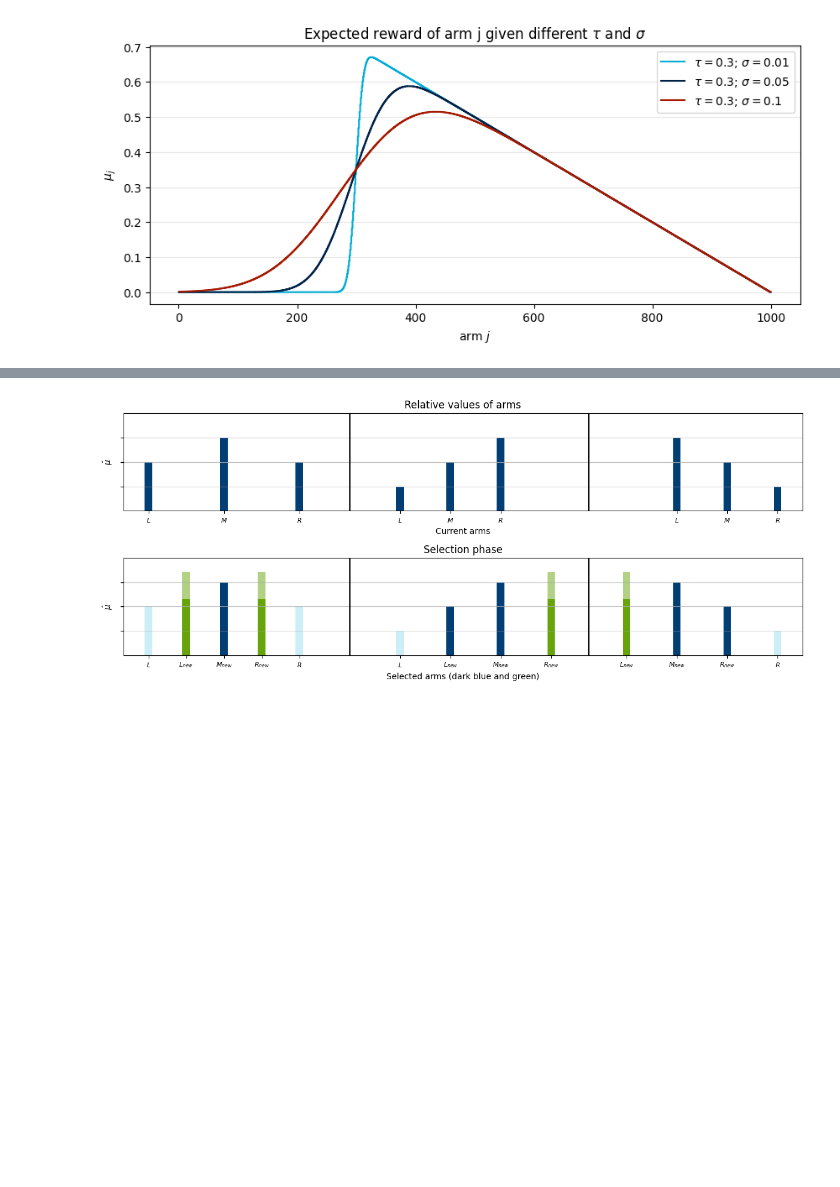
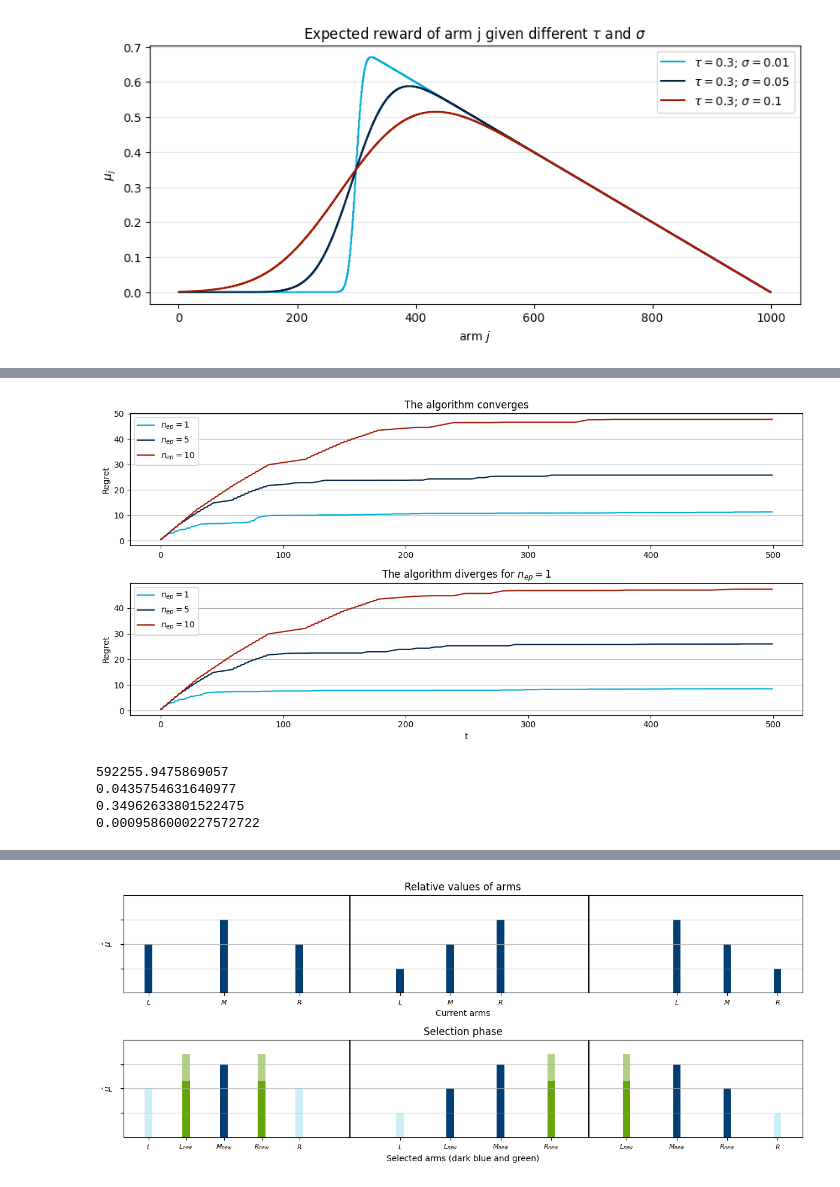
Before and after one commit to ICStudent02344391/summer-project, a Jupyter notebook: analyses/model_1.ipynb, the cells around one changed output, grey strips where cells are left out. Saved outputs shown, nothing was run; the diff lists cells and outputs as text; code cells hidden in the pictures; blank space fills up the shorter version.

Commit message:
combination sequential and EM

```diff
--- a/analyses/model_1.ipynb
+++ b/analyses/model_1.ipynb
@@ -206,7 +220,7 @@ def sequential_halving_algorithm(thresholds, partition, phase_length = 1):
                 if t == T:
                     break
         else:
-            ind = rndm.choice([mid_index, left_index, right_index], p = [1 - 2 / (3 * best_arm_found) , 1 / (3 * best_arm_found), 1 / (3 * best_arm_found)])
+            ind = rndm.choice([mid_index, left_index, right_index], p = [1 - 2 / (3 * np.sqrt(best_arm_found)) , 1 / (3 * np.sqrt(best_arm_found)), 1 / (3 * np.sqrt(best_arm_found))])
             for _ in range(phase_length):
                 bid = partition[ind] + (partition[ind + 1] - partition[ind]) * rndm.rand()
                 arm_count[ind] += 1
@@ -233,14 +247,14 @@ def sequential_halving_algorithm(thresholds, partition, phase_length = 1):
         elif descendant:
             best_arm_found = 0
             left_new = max(0, 2 * left_index - mid_index)
-            right_index = min(left_new + 2, mid_index)
-            mid_index = min(left_new + 1, left_index)
+            right_index = max(left_new + 2, mid_index)
+            mid_index = max(left_new + 1, left_index)
             left_index = left_new
         elif peak:
             if right_index - left_index == 2:
                 best_arm_found += 1
-            left_index = min(int((left_index + mid_index - 1) / 2), mid_index - 1)
-            right_index = max(int((right_index + mid_index - 1) / 2), mid_index + 1)
+            left_index = min(int((left_index + mid_index) / 2), mid_index - 1)
+            right_index = max(int((right_index + mid_index) / 2), mid_index + 1)
     return selected_arm, avg_arm_reward, arm_count
 # %%
 # eps-Greedy algorithm
@@ -559,0 +438,53 @@ plt.show()
+# %%
+fig, ax = plt.subplots(2,1, figsize = (12,6))
+rndm.seed(122)
+K = 50 # K arms (at least 3)
+partition = np.linspace(0, 1, K+1)
+tau = 0.4
+sigma = 0.01
+T = 500
+thresholds =  sigma * rndm.randn(T) + tau
+s_h_arms1_ = sequential_halving_algorithm(thresholds, partition, 1)[0]
+s_h_arms5_ = sequential_halving_algorithm(thresholds, partition, 5)[0]
+s_h_arms10_ = sequential_halving_algorithm(thresholds, partition, 10)[0]
+opt_mu = get_optimal_mu(partition, tau, sigma)
+
+regret_s_h1 = np.cumsum(opt_mu - np.array([get_mu(partition[arm], partition[arm + 1], tau, sigma) for arm in s_h_arms1_]))
+regret_s_h5 = np.cumsum(opt_mu - np.array([get_mu(partition[arm], partition[arm + 1], tau, sigma) for arm in s_h_arms5_]))
+regret_s_h10 = np.cumsum(opt_mu - np.array([get_mu(partition[arm], partition[arm + 1], tau, sigma) for arm in s_h_arms10_]))
+
+ax[0].plot(regret_s_h1, c = colors[0], label = "$n_{ep} = 1$")
+ax[0].plot(regret_s_h5, c = colors[1], label = "$n_{ep} = 5$")
+ax[0].plot(regret_s_h10, c = colors[2], label = "$n_{ep} = 10$")
+ax[0].legend()
+ax[0].set_title("The algorithm converges")
+ax[0].set_ylabel("Regret")
+ax[0].grid(axis="y")
+
+rndm.seed(124)
+tau = 0.4
+sigma = 0.01
+T = 500
+thresholds =  sigma * rndm.randn(T) + tau
+s_h_arms1 = sequential_halving_algorithm(thresholds, partition, 1)[0]
+s_h_arms5 = sequential_halving_algorithm(thresholds, partition, 5)[0]
+s_h_arms10 = sequential_halving_algorithm(thresholds, partition, 10)[0]
+opt_mu = get_optimal_mu(partition, tau, sigma)
+
+regret_s_h1 = np.cumsum(opt_mu - np.array([get_mu(partition[arm], partition[arm + 1], tau, sigma) for arm in s_h_arms1]))
+regret_s_h5 = np.cumsum(opt_mu - np.array([get_mu(partition[arm], partition[arm + 1], tau, sigma) for arm in s_h_arms5]))
+regret_s_h10 = np.cumsum(opt_mu - np.array([get_mu(partition[arm], partition[arm + 1], tau, sigma) for arm in s_h_arms10]))
+
+ax[1].plot(regret_s_h1, c = colors[0], label = "$n_{ep} = 1$")
+ax[1].plot(regret_s_h5, c = colors[1], label = "$n_{ep} = 5$")
+ax[1].plot(regret_s_h10, c = colors[2], label = "$n_{ep} = 10$")
+ax[1].legend()
+ax[1].set_title("The algorithm diverges for $n_{ep} = 1$")
+ax[1].set_ylabel("Regret")
+ax[1].set_xlabel("t")
+ax[1].grid(axis="y")
+plt.tight_layout()
+plt.savefig("../figures/regret.pdf")
+plt.show()
+# %% [output]
+[figure, added]
@@ -559,0 +597,11 @@ plt.show()
+# %%
+K = 150 # K arms (at least 3)
+partition = np.linspace(0, 1, K+1)
+tau = 0.4
+sigma = 0.01
+selected_arm, avg_arm_reward, arm_count, mid_index, t = sequential_halving_algorithm_EM(tau, sigma, partition, delta = 0.2)
+# %% [output]
+592255.9475869057
+0.0435754631640977
+0.34962633801522475
+0.0009586000227572722
```
Also changed, not shown: parts of 20 cells of this notebook, 12 other files.
